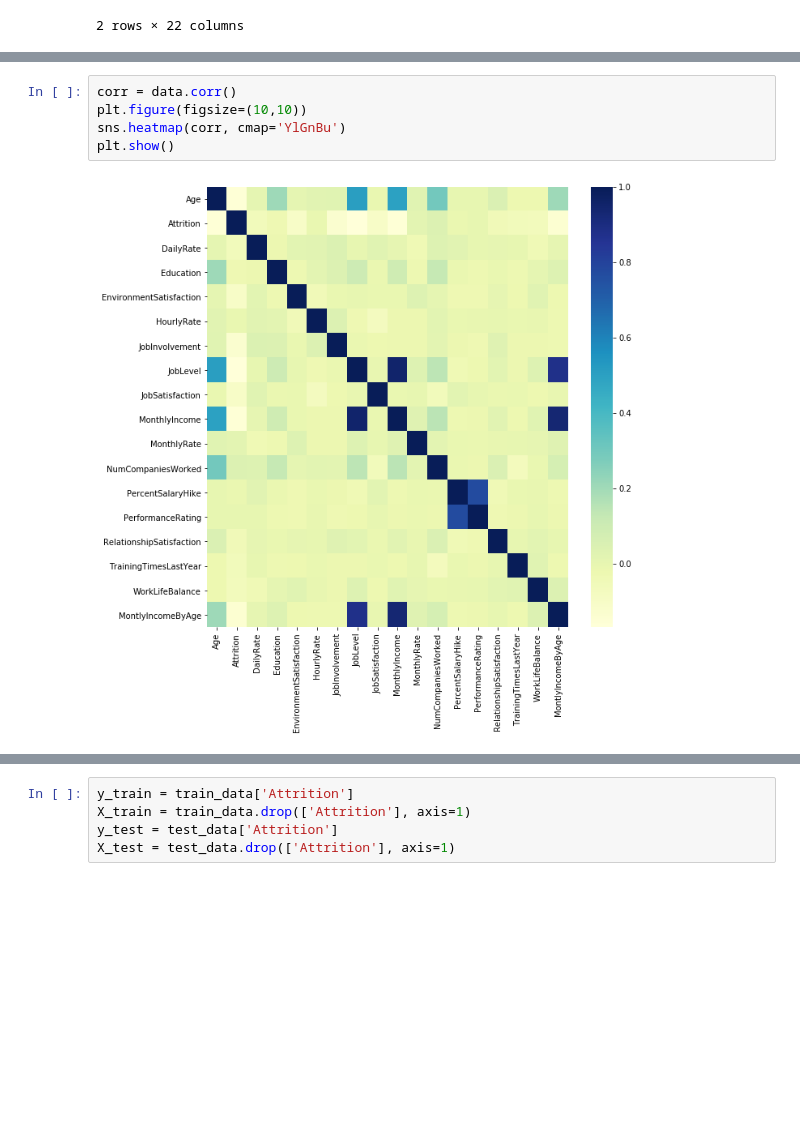
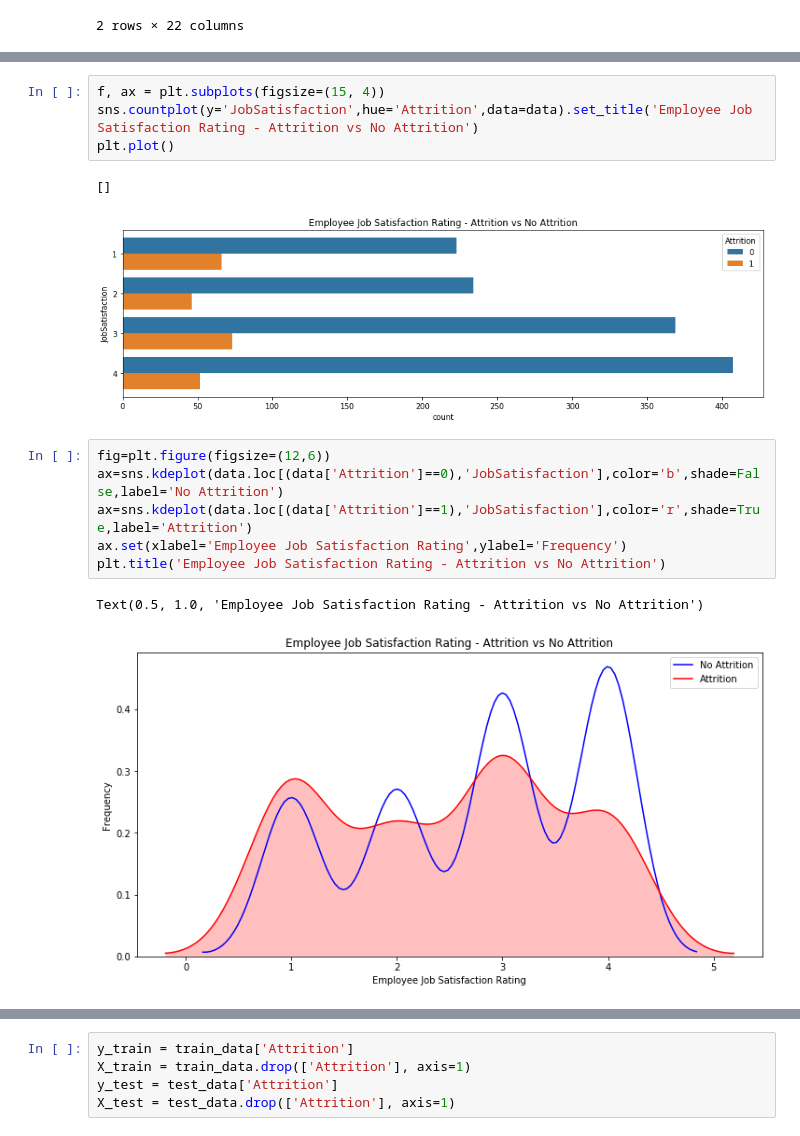
Before and after one commit to hg256/Employee_attrition, a Jupyter notebook: Employee_Attrition.ipynb, the cells around one changed output, grey strips where cells are left out. Saved outputs shown, nothing was run; the diff lists cells and outputs as text; blank space fills up the shorter version.

```diff
--- a/Employee_Attrition.ipynb
+++ b/Employee_Attrition.ipynb
@@ -234,7 +168,16 @@ KeyError: "['EmployeeNumber' 'EmployeeCount' 'StandardHours'] not found in axis"
-# %%
-corr = data.corr()
-plt.figure(figsize=(10,10))
-sns.heatmap(corr, cmap='YlGnBu')
-plt.show()
-# %% [output]
-[figure, removed]
+# %%
+f, ax = plt.subplots(figsize=(15, 4))
+sns.countplot(y='JobSatisfaction',hue='Attrition',data=data).set_title('Employee Job Satisfaction Rating - Attrition vs No Attrition')
+plt.plot()
+# %% [output]
+[]
+[figure, added]
+# %%
+fig=plt.figure(figsize=(12,6))
+ax=sns.kdeplot(data.loc[(data['Attrition']==0),'JobSatisfaction'],color='b',shade=False,label='No Attrition')
+ax=sns.kdeplot(data.loc[(data['Attrition']==1),'JobSatisfaction'],color='r',shade=True,label='Attrition')
+ax.set(xlabel='Employee Job Satisfaction Rating',ylabel='Frequency')
+plt.title('Employee Job Satisfaction Rating - Attrition vs No Attrition')
+# %% [output]
+Text(0.5, 1.0, 'Employee Job Satisfaction Rating - Attrition vs No Attrition')
+[figure, added]
```
Also changed, not shown: parts of 48 cells of this notebook.
